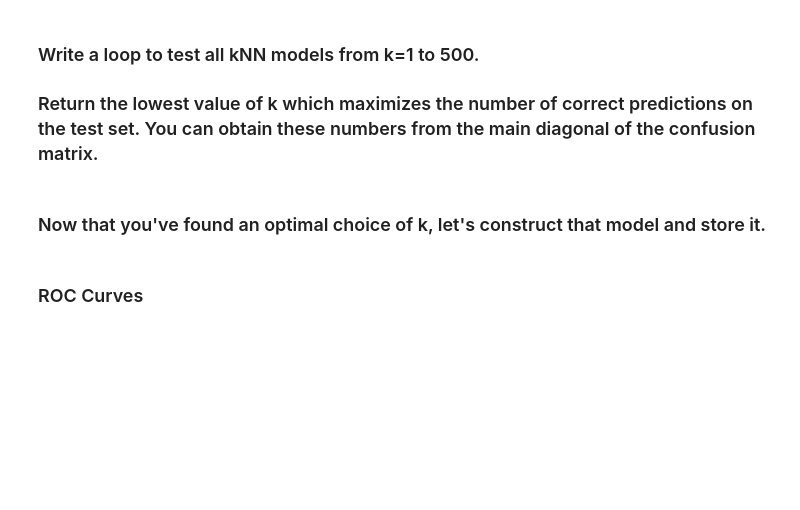
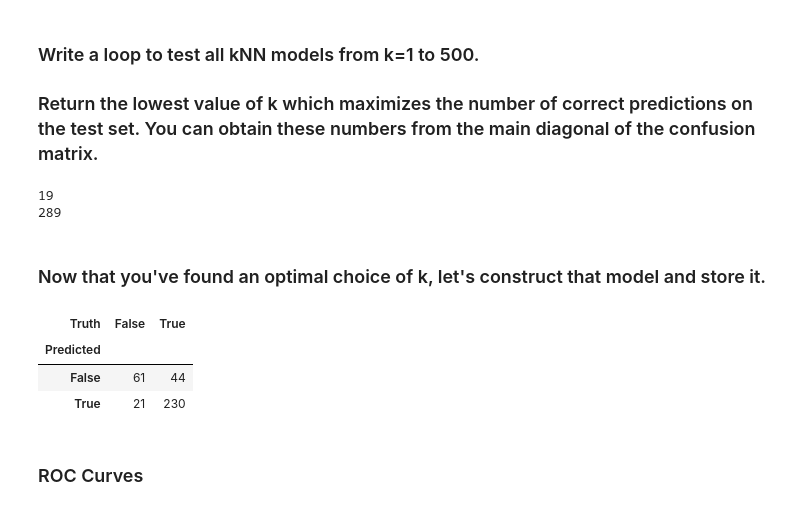
Before and after one commit to Alakazam992/code_2600, a Jupyter notebook: mod06_classification.ipynb, the cells around one changed output. Drawn from its saved outputs; the diff is of its cells as text; code cells hidden in the pictures; blank space fills up the shorter version.

```diff
--- a/mod06_classification.ipynb
+++ b/mod06_classification.ipynb
@@ -333,19 +333,33 @@ best_k = 0
 num_correct_pred = 0
 
 for k in range(1,500):
-    #fillin
+    knn = KNeighborsClassifier(n_neighbors=k)
+    knn.fit(X_train, y_train)
+    predictions = knn.predict(X_test)
+    correct = sum(predictions == y_test)
+    if correct > num_correct_pred:
+        num_correct_pred = correct
+        best_k = k
 
 print(best_k)
 print(num_correct_pred)
+# %% [output]
+19
+289
 # %% [markdown]
 ### Now that you've found an optimal choice of k, let's construct that model and store it.
 # %%
-knn_opt = KNeighborsClassifier(n_neighbors=#fillin
+knn_opt = KNeighborsClassifier(n_neighbors=best_k
                                )
 knn_opt.fit(X_train_array, y_train)
 knn_opt_test = knn_opt.predict(X_test_array)
 
 confusion_table(knn_opt_test, y_test)
+# %% [output]
+| Truth | False | True |
+| Predicted |  |  |
+| False | 61 | 44 |
+| True | 21 | 230 |
 # %% [markdown]
 ### ROC Curves
 # %%
```
Also changed, not shown: parts of 3 cells of this notebook.
